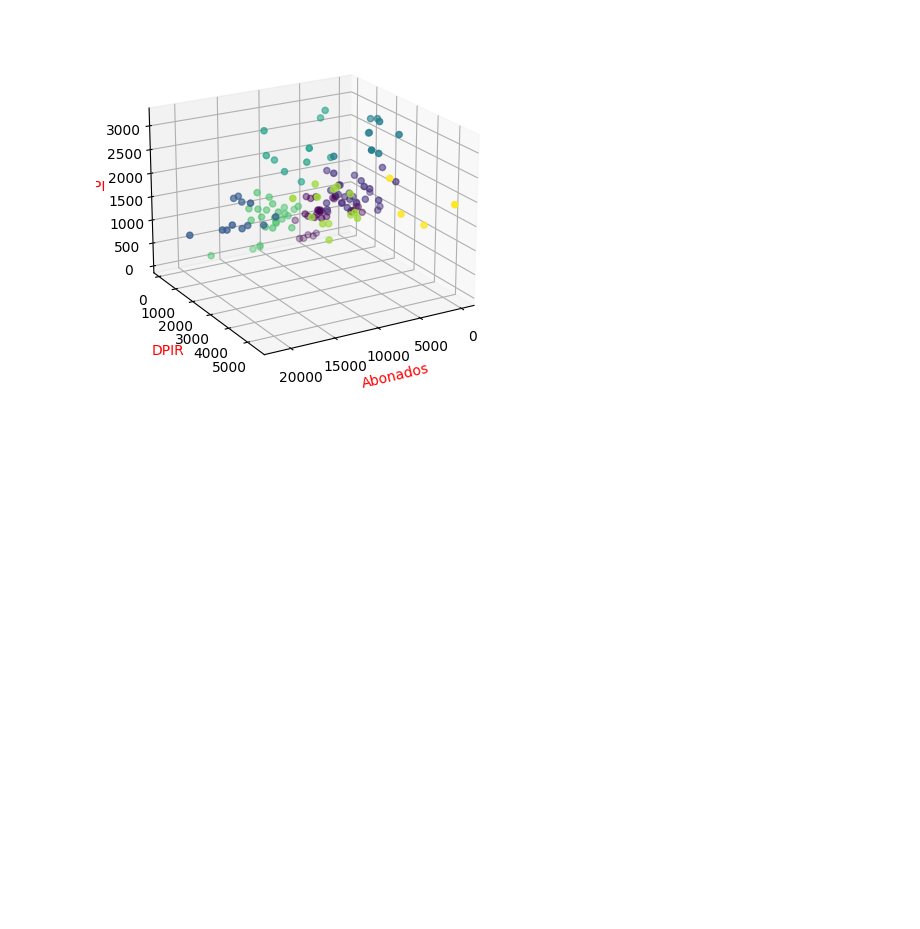
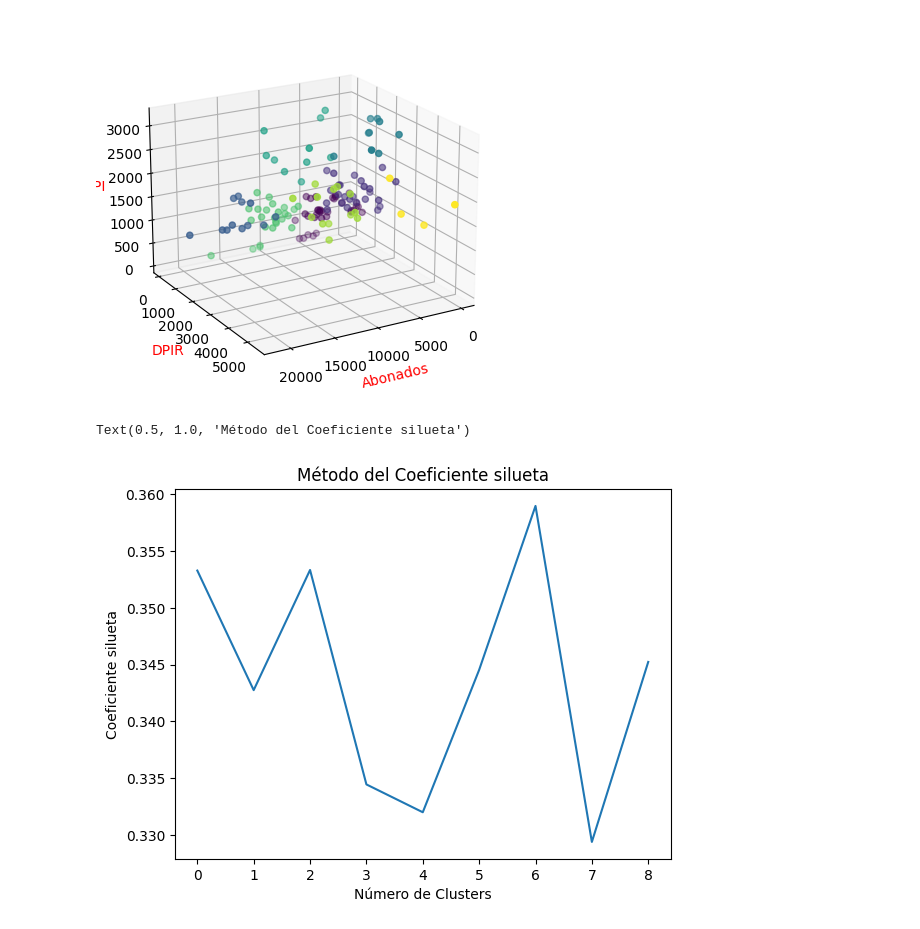
Before and after one commit to marpermon/AI_Projects, a Jupyter notebook: Proyecto1/Proyecto1.ipynb, the cells around one changed output. Drawn from its saved outputs; the diff is of its cells as text; code cells hidden in the pictures; blank space fills up the shorter version.

Commit message:
silhouette coefficient shows random results. needs to be Fixed

```diff
--- a/Proyecto1/Proyecto1.ipynb
+++ b/Proyecto1/Proyecto1.ipynb
@@ -120,2 +100,6 @@ Text(0.5, 1.0, 'Método del codo')
 # %% [markdown]
 Visualisamos que el gráfico no converge, sino que sigue bajando indefinidamente. Se elige k = 8 porque no
+# %%
+data = datosA.select_dtypes(include=[int])
+scaler = StandardScaler() #investigar qué hace
+data = scaler.fit_transform(data)
@@ -137,3 +139,21 @@ ax.zaxis.label.set_color('red')
 ax.view_init(azim=60, elev=20)
 # %% [output]
 [figure]
+# %%
+sc = {}
+
+for n_clusters in range(0,9):# Maximum range should be 6, as it contains only 6 data points
+      kmeans = KMeans(n_clusters=k,max_iter=100).fit(data)
+      label = kmeans.labels_
+      sil_coeff = silhouette_score(data,label,metric = 'euclidean')
+      sc[n_clusters] = sil_coeff
+
+fig = plt.figure()
+ax = fig.add_subplot(111)
+ax.plot(list(sc.keys()),list(sc.values()))
+ax.set_xlabel("Número de Clusters")
+ax.set_ylabel("Coeficiente silueta")
+ax.set_title("Método del Coeficiente silueta")
+# %% [output]
+Text(0.5, 1.0, 'Método del Coeficiente silueta')
+[figure, added]
```
Also changed, not shown: parts of 3 cells of this notebook.
